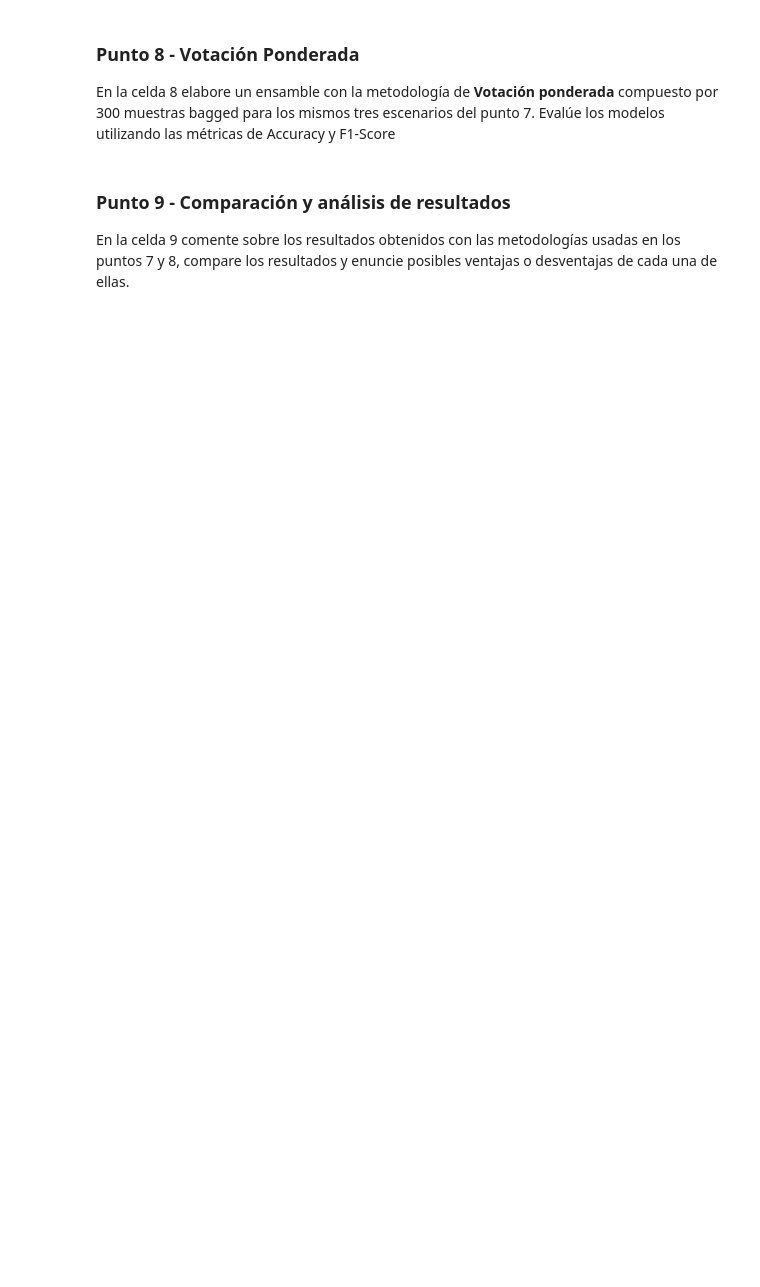
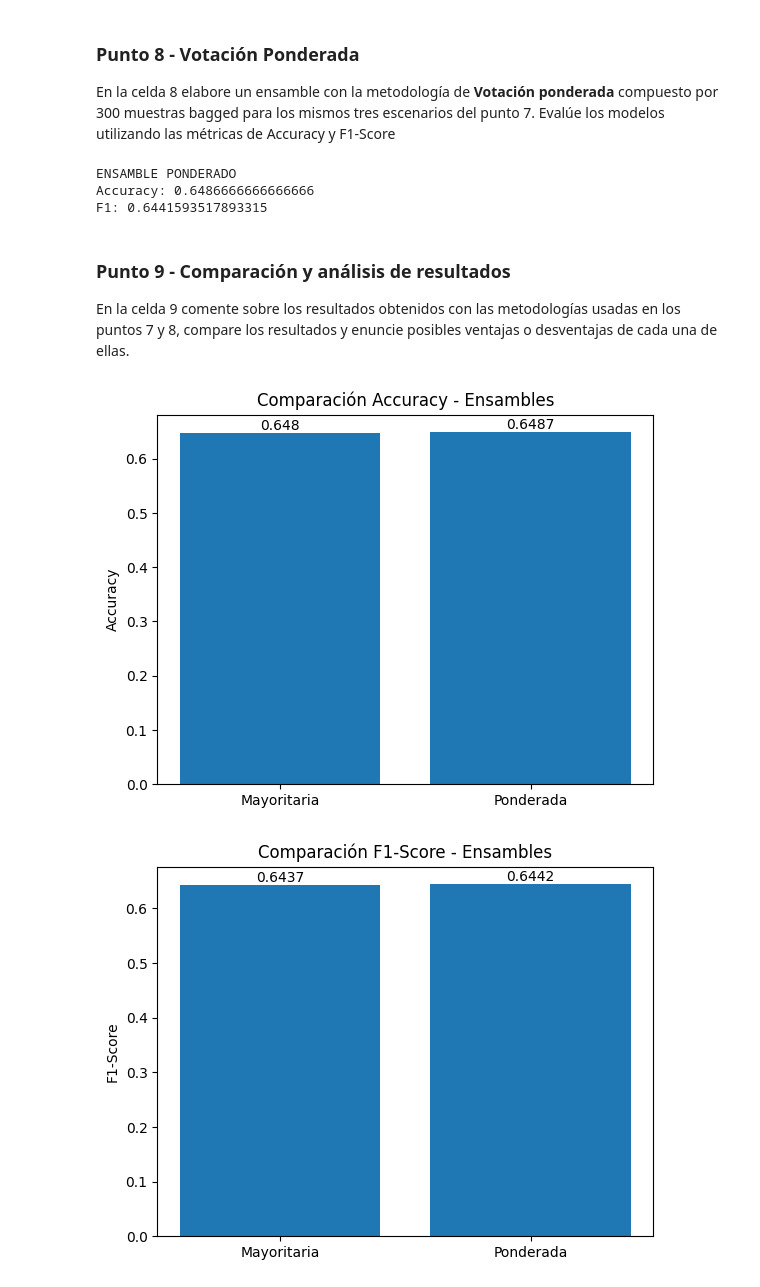
Before and after one commit to Walle-Chingg-Uparela/MIAD_ML_NLP_2026, a Jupyter notebook: Semana 1/S1TC1_arboles_ensamblajes.ipynb, the cells around one changed output. Saved outputs shown, nothing was run; the diff lists cells and outputs as text; code cells hidden in the pictures; blank space fills up the shorter version.

```diff
--- a/Semana 1/S1TC1_arboles_ensamblajes.ipynb
+++ b/Semana 1/S1TC1_arboles_ensamblajes.ipynb
@@ -681,0 +775,11 @@ F1-Score: 0.6345213137665968
+# %%
+# Unir todos los modelos (300)
+preds_total = np.vstack((preds_depth, preds_leaf, preds_log))
+
+# Votación global
+y_pred_final = (preds_total.mean(axis=0) >= 0.5).astype(int)
+
+# Métricas finales
+print("ENSAMBLE FINAL (300 modelos)")
+print("Accuracy:", accuracy_score(y_test, y_pred_final))
+print("F1:", f1_score(y_test, y_pred_final))
@@ -687,3 +819,11 @@ En la celda 8 elabore un ensamble con la metodología de **Votación ponderada**
+# %%
+print("ENSAMBLE PONDERADO")
+print("Accuracy:", accuracy_score(y_test, y_pred_weighted))
+print("F1:", f1_score(y_test, y_pred_weighted))
+# %% [output]
+ENSAMBLE PONDERADO
+Accuracy: 0.6486666666666666
+F1: 0.6441593517893315
 # %% [markdown]
 ### Punto 9 - Comparación y análisis de resultados
 En la celda 9 comente sobre los resultados obtenidos con las metodologías usadas en los puntos 7 y 8, compare los resultados y enuncie posibles ventajas o desventajas de cada una de ellas.
@@ -691,0 +830,45 @@ En la celda 9 comente sobre los resultados obtenidos con las metodologías usada
+# %%
+# Celda 9
+
+import matplotlib.pyplot as plt
+
+modelos = ["Mayoritaria", "Ponderada"]
+
+acc_majority = accuracy_score(y_test, y_pred_final)
+f1_majority = f1_score(y_test, y_pred_final)
+acc_weighted = accuracy_score(y_test, y_pred_weighted)
+f1_weighted = f1_score(y_test, y_pred_weighted)
+
+accuracy_vals = [acc_majority, acc_weighted]
+f1_vals = [f1_majority, f1_weighted]
+
+# --- Accuracy ---
+plt.figure()
+bars = plt.bar(modelos, accuracy_vals)
+plt.ylabel("Accuracy")
+plt.title("Comparación Accuracy - Ensambles")
+
+# Mostrar valores
+for bar in bars:
+    yval = bar.get_height()
+    plt.text(bar.get_x() + bar.get_width()/2, yval, round(yval, 4),
+             ha='center', va='bottom')
+
+plt.show()
+
+# --- F1 Score ---
+plt.figure()
+bars = plt.bar(modelos, f1_vals)
+plt.ylabel("F1-Score")
+plt.title("Comparación F1-Score - Ensambles")
+
+# Mostrar valores
+for bar in bars:
+    yval = bar.get_height()
+    plt.text(bar.get_x() + bar.get_width()/2, yval, round(yval, 4),
+             ha='center', va='bottom')
+
+plt.show()
+# %% [output]
+[figure, added]
+[figure, added]
```
Also changed, not shown: parts of 12 cells of this notebook.
